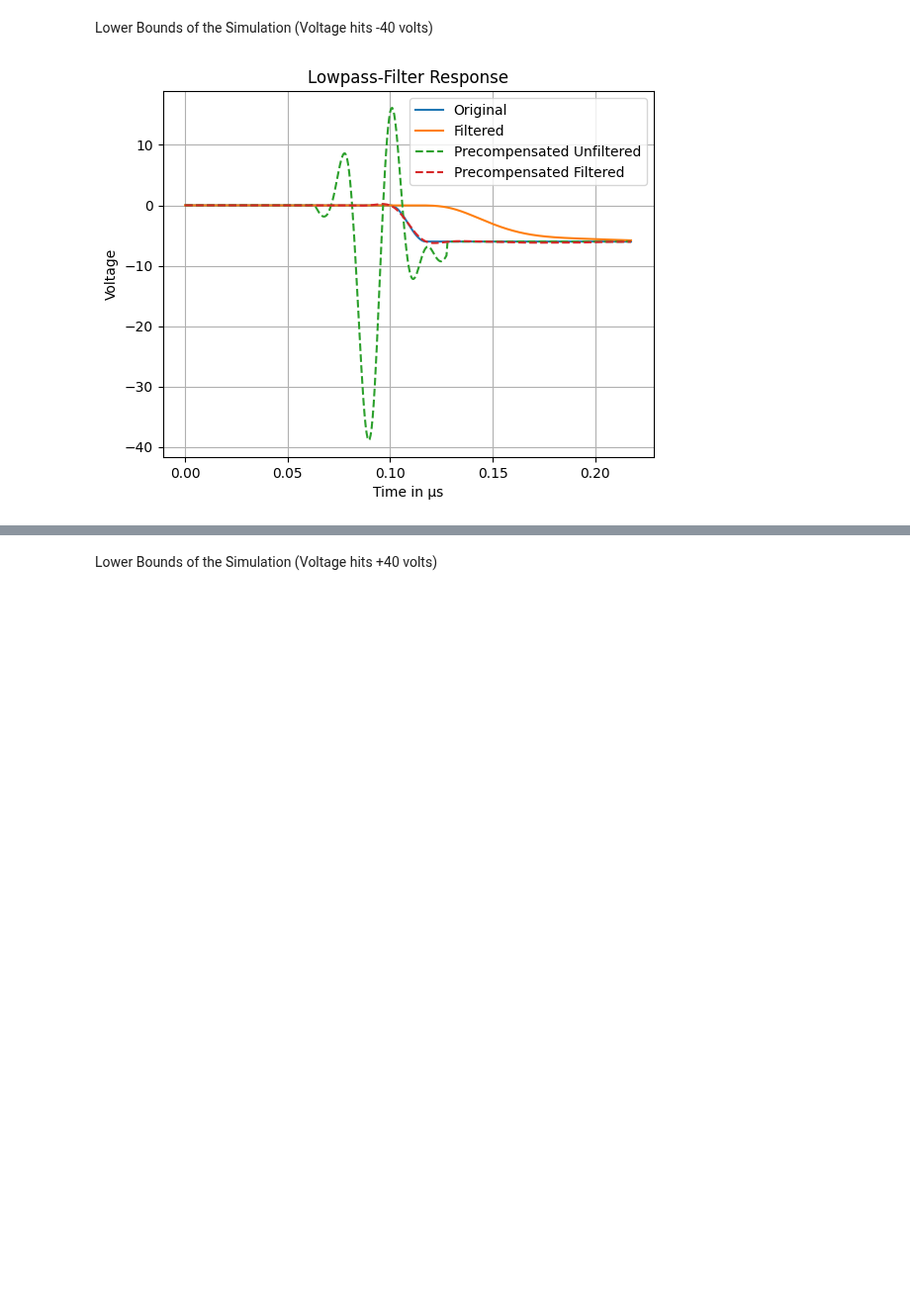
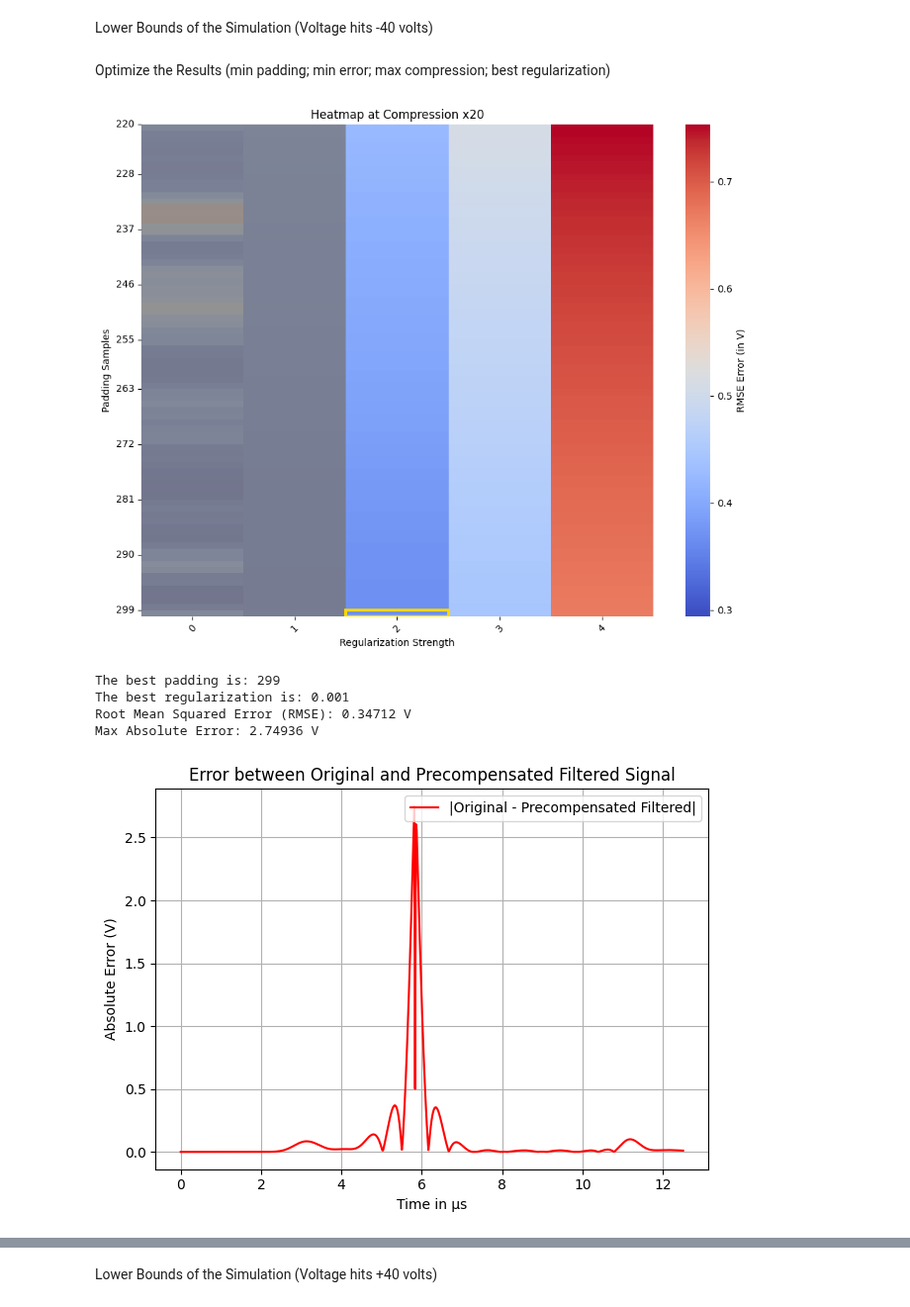
Before and after one commit to OnekaSingh/QC-Filter-Precompensation, a Jupyter notebook: transport_ramps.ipynb, the cells around one changed output, grey strips where cells are left out. Shown at 99% size. Cells and saved outputs as stored; diff of their text form; code cells hidden in the pictures; blank space fills up the shorter version.

Commit message:
optimized

```diff
--- a/transport_ramps.ipynb
+++ b/transport_ramps.ipynb
@@ -97,6 +91,7 @@ Original Voltage Ramp
 compression = 1 # manual value
 num_samples = 2020 # manual value
 CONSTANT_PADDING = 300 # manual value
+reg_strength = 5e-4
 
 time_array = np.array([0, 0.02, 0.04, 0.06, 0.08, 0.1, 0.12, 0.14, 0.16, 0.18, 0.2, 0.22, 0.24, 0.26, 0.28, 0.3, 0.32, 0.34, 0.36, 0.38, 0.4, 0.42, 0.44, 0.46, 0.48, 0.5, 0.52, 0.54, 0.56, 0.58, 0.6, 0.62, 0.64, 0.66, 0.68, 0.7, 0.72, 0.74, 0.76, 0.78, 0.8, 0.82, 0.84, 0.86, 0.88, 0.9, 0.92, 0.94, 0.96, 0.98, 1])
 waveform = np.array([-1, -0.9990133642, -0.9960573507, -0.9911436254, -0.9842915806, -0.9755282581, -0.9648882429, -0.9524135262, -0.93815334, -0.9221639628, -0.9045084972, -0.8852566214, -0.8644843137, -0.842273553, -0.8187119949, -0.7938926261, -0.7679133975, -0.7408768371, -0.7128896458, -0.6840622763, -0.6545084972, -0.6243449436, -0.5936906573, -0.5626666168, -0.5313952598, -0.5, -0.4686047402, -0.4373333832, -0.4063093427, -0.3756550564, -0.3454915028, -0.3159377237, -0.2871103542, -0.2591231629, -0.2320866025, -0.2061073739, -0.1812880051, -0.157726447, -0.1355156863, -0.1147433786, -0.0954915028, -0.0778360372, -0.06184666, -0.0475864738, -0.0351117571, -0.0244717419, -0.0157084194, -0.0088563746, -0.0039426493, -0.0009866358, 0]) + 1
@@ -107,7 +102,7 @@ filtered = FilterSimulation().convolution(original)
 shift_f = np.arange(len(filtered)) * dt
 filtered = FilterSimulation().interpolation(time, shift_f, filtered)
 
-precompensated = FilterSimulation().precompensation(original, last_index)
+precompensated = FilterSimulation().precompensation(original, last_index, reg_strength)
 precompensated = FilterSimulation().trimming(precompensated, CONSTANT_PADDING, first_index, last_index)
 
 precompensated_filtered = FilterSimulation().convolution(precompensated)
@@ -124,4 +119,5 @@ filtered *= -6
 precompensated_unfiltered *= -6
 precompensated_filtered *= -6
 
+FilterSimulation().error_estimator(time, original, precompensated_filtered)
 FilterSimulation().plotter(original, time, filtered, precompensated_unfiltered, precompensated_filtered)
@@ -130,2 +124,4 @@ FilterSimulation().plotter(original, time, filtered, precompensated_unfiltered,
 # %% [markdown]
 Lower Bounds of the Simulation (Voltage hits -40 volts)
+# %% [markdown]
+Optimize the Results (min padding; min error; max compression; best regularization)
@@ -132,34 +245,46 @@ Lower Bounds of the Simulation (Voltage hits -40 volts)
 # %%
-compression = 1000 # manual value
-num_samples = 35000 # manual value
-CONSTANT_PADDING = 200 # manual value
+#input values:
+waveform_size = -6 #volts
+total_time = 17.5 # y-scale amount
+time_step = 0.38 # DAQ lower limit
+lower_voltage_bound = -40 # volts
+upper_voltage_bound = 40 # volts
+#########################################
+num_samples = int(total_time / time_step)
 
 time_array = np.array([0, 0.02, 0.04, 0.06, 0.08, 0.1, 0.12, 0.14, 0.16, 0.18, 0.2, 0.22, 0.24, 0.26, 0.28, 0.3, 0.32, 0.34, 0.36, 0.38, 0.4, 0.42, 0.44, 0.46, 0.48, 0.5, 0.52, 0.54, 0.56, 0.58, 0.6, 0.62, 0.64, 0.66, 0.68, 0.7, 0.72, 0.74, 0.76, 0.78, 0.8, 0.82, 0.84, 0.86, 0.88, 0.9, 0.92, 0.94, 0.96, 0.98, 1])
 waveform = np.array([-1, -0.9990133642, -0.9960573507, -0.9911436254, -0.9842915806, -0.9755282581, -0.9648882429, -0.9524135262, -0.93815334, -0.9221639628, -0.9045084972, -0.8852566214, -0.8644843137, -0.842273553, -0.8187119949, -0.7938926261, -0.7679133975, -0.7408768371, -0.7128896458, -0.6840622763, -0.6545084972, -0.6243449436, -0.5936906573, -0.5626666168, -0.5313952598, -0.5, -0.4686047402, -0.4373333832, -0.4063093427, -0.3756550564, -0.3454915028, -0.3159377237, -0.2871103542, -0.2591231629, -0.2320866025, -0.2061073739, -0.1812880051, -0.157726447, -0.1355156863, -0.1147433786, -0.0954915028, -0.0778360372, -0.06184666, -0.0475864738, -0.0351117571, -0.0244717419, -0.0157084194, -0.0088563746, -0.0039426493, -0.0009866358, 0]) + 1
 
-original, time, dt, first_index, last_index = FilterSimulation().setup(time_array, waveform, compression, num_samples, CONSTANT_PADDING)
+time_array *= total_time
+waveform *= waveform_size
+
+best_error_grid, bounds_grid, best_compression, best_padding, best_reg_strength = Optimize().optimizer(waveform, time_array, num_samples)
+Optimize().heatmap(best_error_grid, bounds_grid, best_padding, best_reg_strength, best_compression)
+#Optimize().compression_vs_rmse(waveform, time_array / best_compression, num_samples)
+
+original, time, dt, first_index, last_index = FilterSimulation().setup(time_array / best_compression, waveform, best_compression, num_samples, best_padding)
 
 filtered = FilterSimulation().convolution(original)
 shift_f = np.arange(len(filtered)) * dt
 filtered = FilterSimulation().interpolation(time, shift_f, filtered)
 
-precompensated = FilterSimulation().precompensation(original, last_index)
-precompensated = FilterSimulation().trimming(precompensated, CONSTANT_PADDING, first_index, last_index)
+precompensated = FilterSimulation().precompensation(original, last_index, best_reg_strength, best_padding)
+precompensated= precompensated[:len(original)]
+precompensated = FilterSimulation().trimming(precompensated, best_padding, first_index, last_index)
 
 precompensated_filtered = FilterSimulation().convolution(precompensated)
 shift_p = np.arange(len(precompensated_filtered)) * dt
 precompensated_filtered = FilterSimulation().interpolation(time, shift_p, precompensated_filtered)
 
 shift_p_unfiltered = np.arange(len(precompensated)) * dt
 precompensated_unfiltered = FilterSimulation().interpolation(time, shift_p_unfiltered, precompensated)
 
-# Scale to correct values:
-time *= 17.5
-original *= -6
-filtered *= -6
-precompensated_unfiltered *= -6
-precompensated_filtered *= -6
-
+Optimize().error_plotter(time, original, precompensated_filtered, best_padding, best_reg_strength) # <-- error checker
 FilterSimulation().plotter(original, time, filtered, precompensated_unfiltered, precompensated_filtered)
 # %% [output]
-[figure, old version]
+[figure, new version]
+The best padding is: 299
+The best regularization is: 0.001
+Root Mean Squared Error (RMSE): 0.34712 V
+Max Absolute Error: 2.74936 V
+[figure, added]
```
Also changed, not shown: parts of 8 cells of this notebook.
